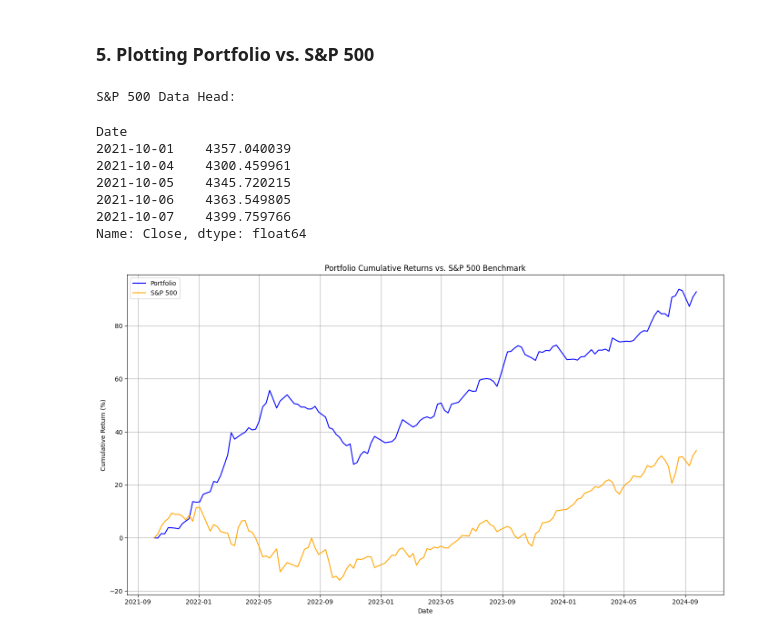
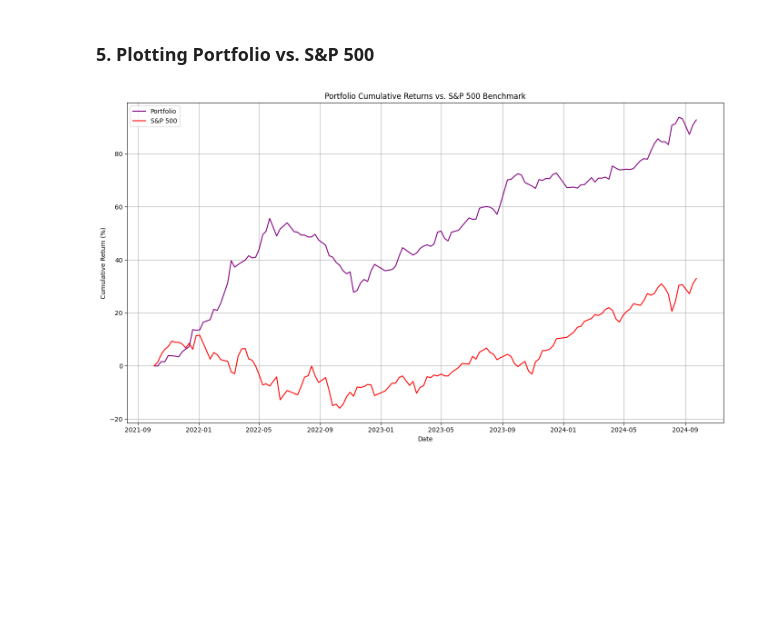
Before and after one commit to ak7660/GraapeInvestment, a Jupyter notebook: strategy.ipynb, the cells around one changed output. Cells and saved outputs as stored; diff of their text form; code cells hidden in the pictures; blank space fills up the shorter version.

```diff
--- a/strategy.ipynb
+++ b/strategy.ipynb
@@ -145,12 +149,3 @@ Traditional Assets Price Data Head:
 | 2021-10-05 | 95.041069 | 164.589996 | 60.353771 | 350.367096 | 92.852615 | 393.596313 | 234.860825 | 128.104401 | 146.389526 |
 | 2021-10-06 | 95.481598 | 165.029999 | 60.864319 | 352.612152 | 93.207779 | 396.313354 | 234.506104 | 130.003448 | 147.344849 |
 | 2021-10-07 | 96.286064 | 164.160004 | 60.777630 | 355.847351 | 93.985329 | 400.574524 | 237.344284 | 129.503662 | 148.690094 |
-# %%
-if price_data.index.tz is not None:
-    price_data.index = price_data.index.tz_convert(None)
-
-if traditional_price_data.index.tz is not None:
-     traditional_price_data.index = price_data.index.tz_convert(None)
-
-print("Crypto Data Index Timezone:", price_data.index.tz)
-print("Traditional Data Index Timezone:", traditional_price_data.index.tz)
@@ -961,46 +914,41 @@ def fetch_benchmark_data(start_date, end_date):
         print("Fetched S&P 500 data is empty. Please check the ticker and date range.")
         return pd.Series()
 
     sp500 = sp500['Close']
     sp500 = sp500.ffill().dropna()
     return sp500
 
 sp500_data = fetch_benchmark_data(start_date, end_date)
-print("S&P 500 Data Head:")
-display(sp500_data.head())
+#print("S&P 500 Data Head:")
+#display(sp500_data.head())
 
 def plot_portfolio_vs_benchmark(portfolio_history, sp500_data):
     combined_dates = portfolio_history.index.intersection(sp500_data.index)
     portfolio_values = portfolio_history.loc[combined_dates, 'Portfolio Value']
     sp500_prices = sp500_data.loc[combined_dates]
+
     portfolio_cum_returns = (portfolio_values / portfolio_values.iloc[0]) - 1
     sp500_cum_returns = (sp500_prices / sp500_prices.iloc[0]) - 1
+
     cum_returns_df = pd.DataFrame({
         'Portfolio': portfolio_cum_returns,
         'S&P 500': sp500_cum_returns
     }, index=combined_dates)
+
     plt.figure(figsize=(14, 8))
-    plt.plot(cum_returns_df.index, cum_returns_df['Portfolio'] * 100, label='Portfolio', color='blue')
-    plt.plot(cum_returns_df.index, cum_returns_df['S&P 500'] * 100, label='S&P 500', color='orange')
+    plt.plot(cum_returns_df.index, cum_returns_df['Portfolio'] * 100, label='Portfolio', color='purple')
+    plt.plot(cum_returns_df.index, cum_returns_df['S&P 500'] * 100, label='S&P 500', color='red')
     plt.title('Portfolio Cumulative Returns vs. S&P 500 Benchmark')
     plt.xlabel('Date')
     plt.ylabel('Cumulative Return (%)')
     plt.legend()
     plt.grid(True)
     plt.tight_layout()
     plt.show()
 
 plot_portfolio_vs_benchmark(portfolio_history, sp500_data)
 # %% [output]
-S&P 500 Data Head:
-Date
-2021-10-01    4357.040039
-2021-10-04    4300.459961
-2021-10-05    4345.720215
-2021-10-06    4363.549805
-2021-10-07    4399.759766
-Name: Close, dtype: float64
-[figure, old version]
+[figure, new version]
 # %% [markdown]
 <a id='Conclusion'></a>
 ## Conclusion
```
Also changed, not shown: parts of 11 cells of this notebook.
